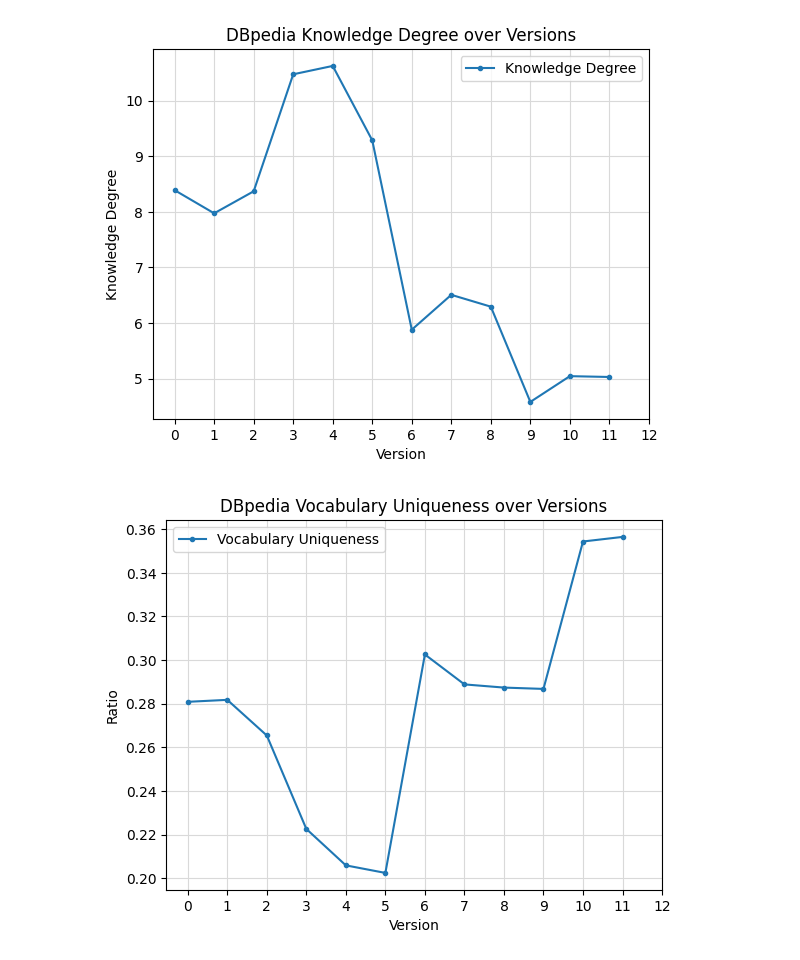
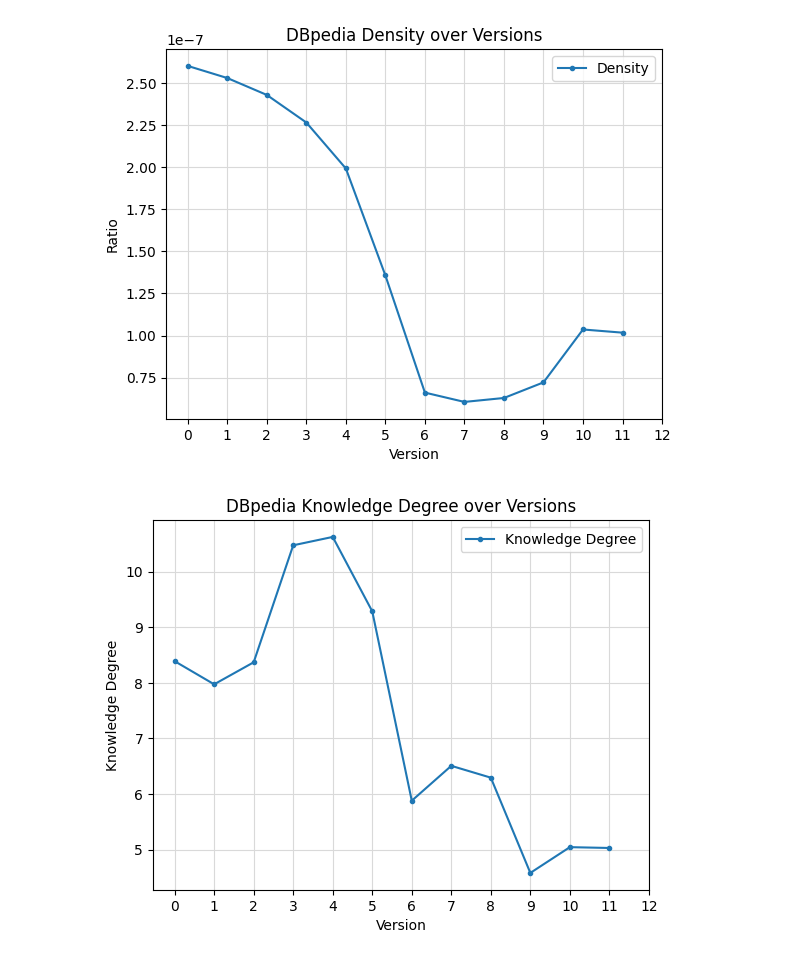
Before and after one commit to EBrandDV/P4, a Jupyter notebook: plot_parameters.ipynb, the cells around one changed output. Cells and saved outputs as stored; diff of their text form; code cells hidden in the pictures.

Commit message:
plots now with density

```diff
--- a/plot_parameters.ipynb
+++ b/plot_parameters.ipynb
@@ -4,7 +4,7 @@ import matplotlib.pyplot as plt
 import numpy as np
 # %%
 # Load the data from the CSV file
-file_path = 'Data\struct3.csv'
+file_path = 'Data\struct4.csv'
 data = pd.read_csv(file_path)
 # %%
 # Separate the data into 'dbpedia' and 'wiki' datasets
@@ -30,32 +30,34 @@ def plot_parameters_over_versions(df, parameters, markers, title, output_file_na
     for parameter, marker in zip(parameters, markers):
         legend_name = legend_mapping[parameter] if legend_mapping is not None else parameter
         plt.plot(df['Version'], df[parameter], marker=marker, linestyle='-', label=legend_name)
 
     plt.xlabel('Version')
     plt.ylabel(x_label)
     plt.title(title)
     plt.legend()
     plt.grid(axis='both', color='0.85')
     plt.xticks(np.arange(0, len(df[parameter])+1, 1))
     plt.savefig(f'plots/{output_file_name}', dpi=300, bbox_inches='tight')
     plt.show()
 
 legend_mapping = {'KD': 'Knowledge Degree', 'VocUni': 'Vocabulary Uniqueness', 'Vdyn': 'Vocabulary Dynamicity', 'AddVdyn': 'Addition Vdyn', 'RemVdyn': 'Removal Vdyn', 'ChangeRatio': 'Change Ratio', 'AddCR': 'Addition Change Ratio', 'RemCR': 'Removal Change Ratio', 'Growth': 'Growth'}
 
 
 # Plot parameters for the 'dbpedia' dataset
+plot_parameters_over_versions(dbpedia_data, ['Density'], ['.'], "DBpedia Density over Versions", 'dbpedia_Density.png')
 plot_parameters_over_versions(dbpedia_data, ['KD'], ['.'], "DBpedia Knowledge Degree over Versions", 'dbpedia_KD.png', legend_mapping=legend_mapping, x_label='Knowledge Degree')
 plot_parameters_over_versions(dbpedia_data, ['VocUni'], ['.'], "DBpedia Vocabulary Uniqueness over Versions", 'dbpedia_VocUni.png', legend_mapping=legend_mapping)
 plot_parameters_over_versions(dbpedia_data, ['Vdyn', 'AddVdyn', 'RemVdyn'], ['.', '+', 'x'], "DBpedia Vocabulary Dynamicity over Versions", 'dbpedia_Vdyn.png', legend_mapping=legend_mapping)
 plot_parameters_over_versions(dbpedia_data, ['ChangeRatio', 'AddCR', 'RemCR'], ['.', '+', 'x'], "DBpedia Change Ratio over Versions", 'dbpedia_ChangeRatio.png', legend_mapping=legend_mapping)
 plot_parameters_over_versions(dbpedia_data, ['Growth'], ['.'],"DBpedia Growth over Versions", 'dbpedia_Growth.png', legend_mapping=legend_mapping)
 
 # Plot parameters for the 'wiki' dataset
+plot_parameters_over_versions(wiki_data, ['Density'], ['.'], "Wikidata Density over Versions", 'wiki_Density.png')
 plot_parameters_over_versions(wiki_data, ['KD'], ['.'], "Wikidata Knowledge Degree over Versions", 'wiki_KD.png', legend_mapping=legend_mapping, x_label='Knowledge Degree')
 plot_parameters_over_versions(wiki_data, ['VocUni'], ['.'], "Wikidata Vocabulary Uniqueness over Versions", 'wiki_VocUni.png')
 plot_parameters_over_versions(wiki_data, ['Vdyn', 'AddVdyn', 'RemVdyn'], ['.', '+', 'x'],"Wikidata Vocabulary Dynamicity over Versions", 'wiki_Vdyn.png', legend_mapping=legend_mapping)
 plot_parameters_over_versions(wiki_data, ['ChangeRatio', 'AddCR', 'RemCR'], ['.', '+', 'x'],"Wikidata Change Ratio over Versions", 'wiki_ChangeRatio.png', legend_mapping=legend_mapping)
 plot_parameters_over_versions(wiki_data, ['Growth'], ['.'],"Wikidata Growth over Versions", 'wiki_Growth.png', legend_mapping=legend_mapping)
 # %% [output]
-[figure, old version]
+[figure, new version]
-[figure, old version]
+[figure, new version]
```
Also changed, not shown: parts of 2 cells of this notebook, 12 other files.
